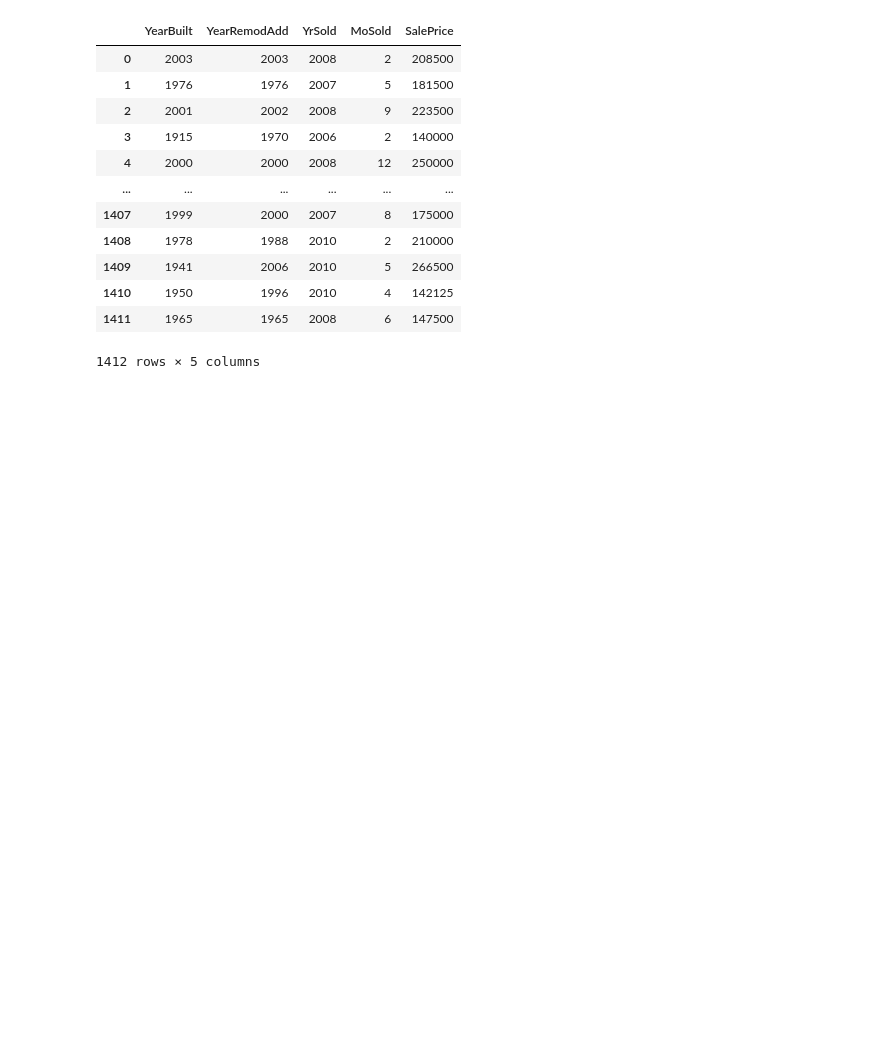
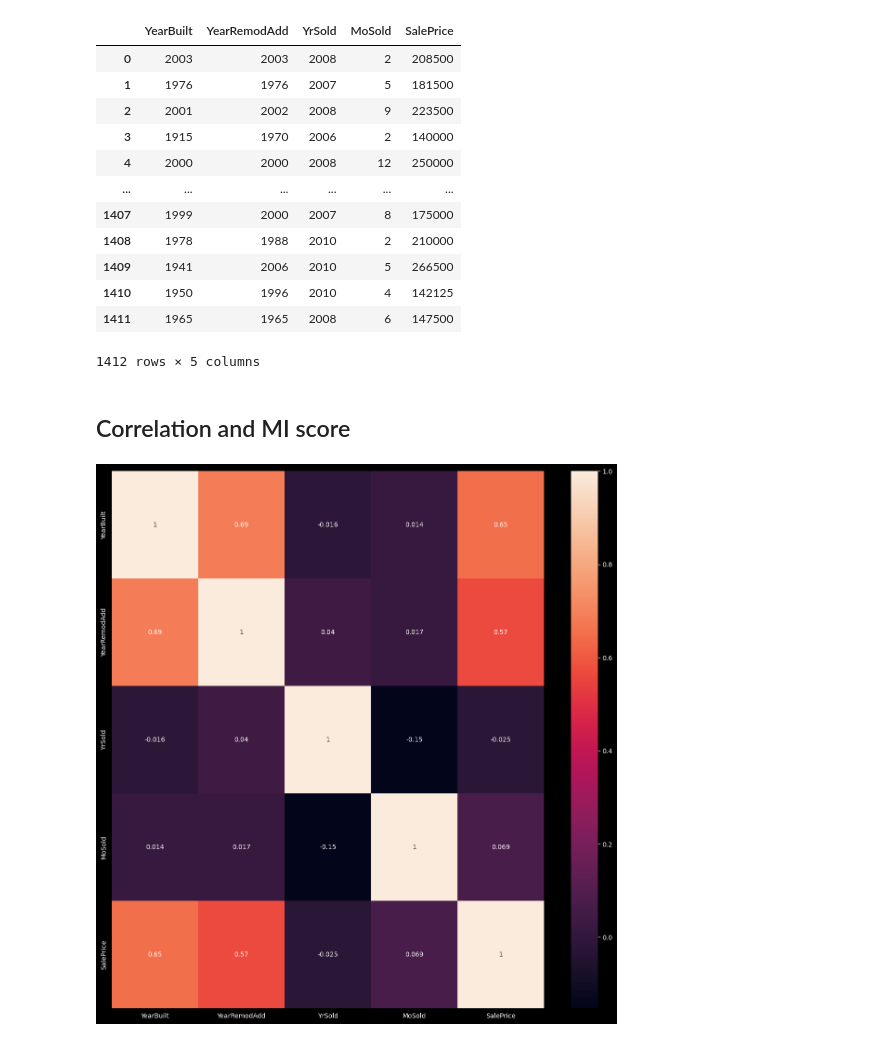
Before and after one commit to xXKeNdAmAmAsTeRXx/House_Prices_project, a Jupyter notebook: 3.4_EDA_Dates.ipynb, the cells around one changed output. Saved outputs shown, nothing was run; the diff lists cells and outputs as text; code cells hidden in the pictures; blank space fills up the shorter version.

Commit message:
corr and MI for time related variables

```diff
--- a/3.4_EDA_Dates.ipynb
+++ b/3.4_EDA_Dates.ipynb
@@ -18,3 +20,13 @@ data
 | 1410 | 1950 | 1996 | 2010 | 4 | 142125 |
 | 1411 | 1965 | 1965 | 2008 | 6 | 147500 |
 1412 rows × 5 columns
+# %% [markdown]
+## Correlation and MI score
+# %%
+corr_mtx = data.corr(method='spearman')
+
+plt.figure(figsize=(15,15))
+sns.heatmap(corr_mtx, annot=True)
+plt.show()
+# %% [output]
+[figure, added]
```
Also changed, not shown: parts of 3 cells of this notebook.
